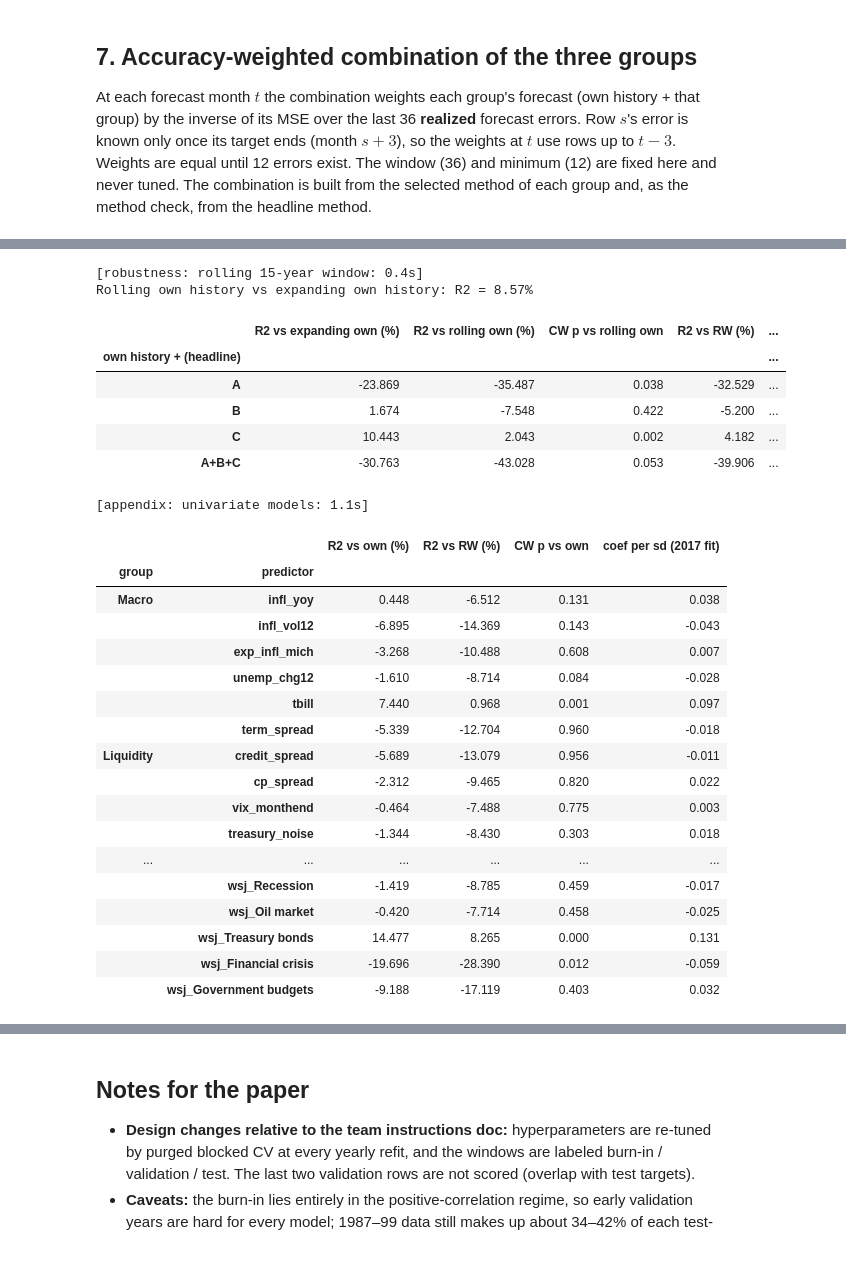
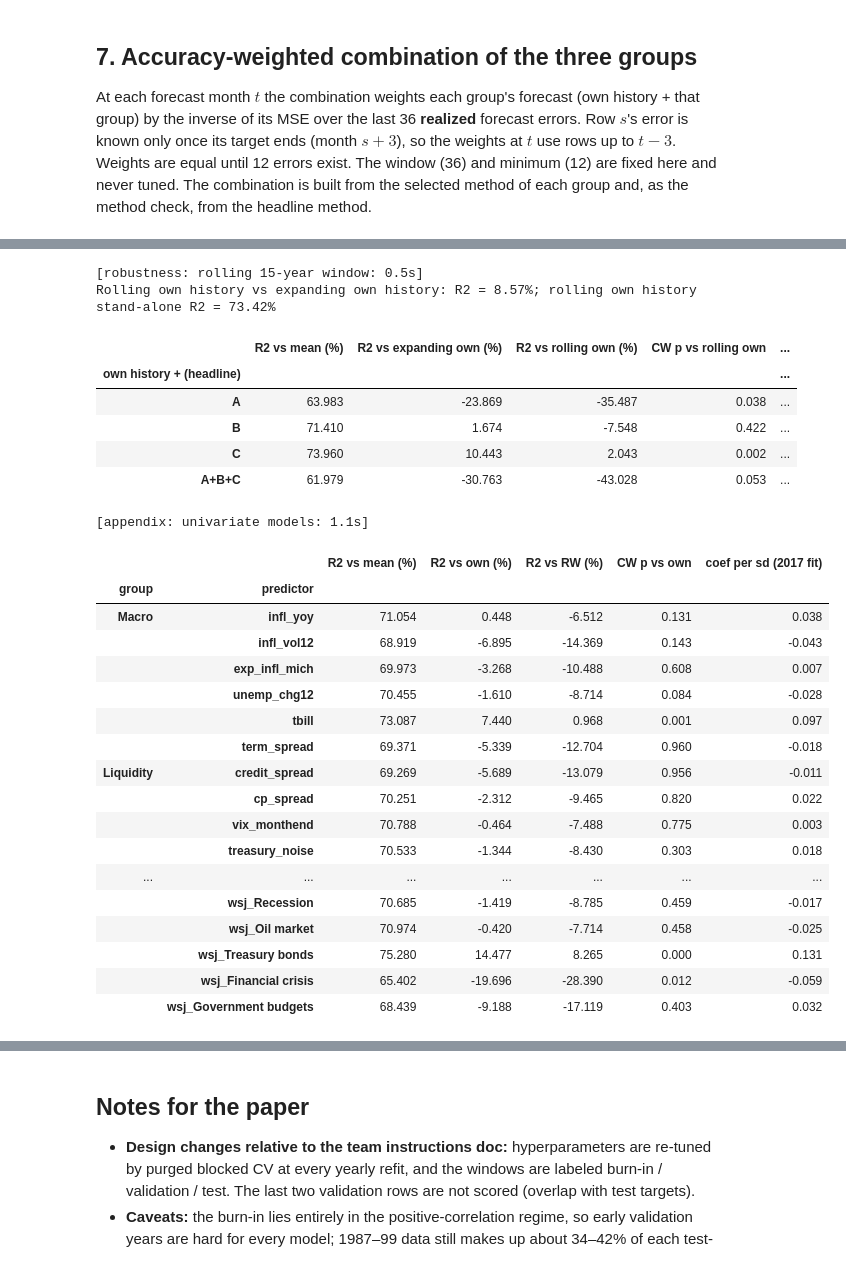
Before and after one commit to tippitytrippity/busn35137-group2-final, a Jupyter notebook: final_project.ipynb, the cells around one changed output, grey strips where cells are left out. Cells and saved outputs as stored; diff of their text form; code cells hidden in the pictures.

```diff
--- a/final_project.ipynb
+++ b/final_project.ipynb
@@ -958,13 +1224,15 @@ with timer("robustness: 5Y and 30Y Treasuries"):
             f = (recursive_forecasts(Ridge(), d_m, cols, VAL_YEARS, VAL_END)[0]
                  + recursive_forecasts(PCR(len(cols)), d_m, cols, VAL_YEARS, VAL_END)[0]) / 2
             y_, rw = d_m.loc[val_idx, "y"], d_m.loc[val_idx, "h"]
-            rob_mat[(mat, s)] = {"R2 vs own (%)": oos_r2(y_, f.loc[val_idx], own.loc[val_idx]),
+            rob_mat[(mat, s)] = {"R2 vs mean (%)": oos_r2(y_, f.loc[val_idx], mean.loc[val_idx]),
+                                 "R2 vs own (%)": oos_r2(y_, f.loc[val_idx], own.loc[val_idx]),
                                  "CW p vs own": clark_west(y_.to_numpy(), own.loc[val_idx].to_numpy(), f.loc[val_idx].to_numpy())[1],
                                  "R2 vs RW (%)": oos_r2(y_, f.loc[val_idx], rw),
                                  "own R2 vs mean (%)": oos_r2(y_, own.loc[val_idx], mean.loc[val_idx]),
                                  "own R2 vs RW (%)": oos_r2(y_, own.loc[val_idx], rw)}
     for s in ["A", "B", "C", "A+B+C"]:
-        rob_mat[("10Y", s)] = {"R2 vs own (%)": val.loc[(s, "Headline"), "R2 vs own (%)"],
+        rob_mat[("10Y", s)] = {"R2 vs mean (%)": val.loc[(s, "Headline"), "R2 vs mean (%)"],
+                               "R2 vs own (%)": val.loc[(s, "Headline"), "R2 vs own (%)"],
                                "CW p vs own": val.loc[(s, "Headline"), "CW p vs own"],
                                "R2 vs RW (%)": val.loc[(s, "Headline"), "R2 vs RW (%)"],
                                "own R2 vs mean (%)": bench_tab.loc["Own history", "R2 vs hist. mean (%)"],
@@ -997,63 +1265,67 @@ with timer("robustness: rolling 15-year window"):
         cols = set_cols(s)
         f = (recursive_forecasts(Ridge(), df, cols, VAL_YEARS, VAL_END, window=ROLL_YEARS)[0]
              + recursive_forecasts(PCR(len(cols)), df, cols, VAL_YEARS, VAL_END, window=ROLL_YEARS)[0]) / 2
-        rob_roll[s] = {"R2 vs expanding own (%)": oos_r2(yv, f.loc[val_idx], own_v),
+        rob_roll[s] = {"R2 vs mean (%)": oos_r2(yv, f.loc[val_idx], F[("bench", "Historical mean")].loc[val_idx]),
+                       "R2 vs expanding own (%)": oos_r2(yv, f.loc[val_idx], own_v),
                        "R2 vs rolling own (%)": oos_r2(yv, f.loc[val_idx], own_r.loc[val_idx]),
                        "CW p vs rolling own": clark_west(y_v, own_r.loc[val_idx].to_numpy(), f.loc[val_idx].to_numpy())[1],
                        "R2 vs RW (%)": oos_r2(yv, f.loc[val_idx], df.loc[val_idx, "h"]),
                        "expanding, R2 vs own (%)": val.loc[(s, "Headline"), "R2 vs own (%)"]}
 rob_roll = pd.DataFrame(rob_roll).T
 rob_roll.index.name = "own history + (headline)"
-print(f"Rolling own history vs expanding own history: R2 = {oos_r2(yv, own_r.loc[val_idx], own_v):.2f}%")
+print(f"Rolling own history vs expanding own history: R2 = {oos_r2(yv, own_r.loc[val_idx], own_v):.2f}%; "
+      f"rolling own history stand-alone R2 = {oos_r2(yv, own_r.loc[val_idx], F[('bench', 'Historical mean')].loc[val_idx]):.2f}%")
 display(rob_roll.round(3))
 save_table(rob_roll, "table_robustness_rolling", "{:.3f}")
 # %% [output]
-[robustness: rolling 15-year window: 0.4s]
-Rolling own history vs expanding own history: R2 = 8.57%
+[robustness: rolling 15-year window: 0.5s]
+Rolling own history vs expanding own history: R2 = 8.57%; rolling own history stand-alone R2 = 73.42%
-|  | R2 vs expanding own (%) | R2 vs rolling own (%) | CW p vs rolling own | R2 vs RW (%) | ... |
+|  | R2 vs mean (%) | R2 vs expanding own (%) | R2 vs rolling own (%) | CW p vs rolling own | ... |
 | own history + (headline) |  |  |  |  | ... |
-| A | -23.869 | -35.487 | 0.038 | -32.529 | ... |
-| B | 1.674 | -7.548 | 0.422 | -5.200 | ... |
-| C | 10.443 | 2.043 | 0.002 | 4.182 | ... |
-| A+B+C | -30.763 | -43.028 | 0.053 | -39.906 | ... |
+| A | 63.983 | -23.869 | -35.487 | 0.038 | ... |
+| B | 71.410 | 1.674 | -7.548 | 0.422 | ... |
+| C | 73.960 | 10.443 | 2.043 | 0.002 | ... |
+| A+B+C | 61.979 | -30.763 | -43.028 | 0.053 | ... |
 # %%
 uni = {}
 with timer("appendix: univariate models"):
     for g in "ABCD":
         for c in GROUPS[g]:
             end = VAL_END if g != "D" else wsj_end
             idx = val_idx if g != "D" else idx_d
             ob = F[("bench", "Own history")] if g != "D" else F[("bench_d", "Own history")]
+            mb = F[("bench", "Historical mean")] if g != "D" else F[("bench_d", "Historical mean")]
             f = recursive_forecasts(OLS(), df, [c], VAL_YEARS, end)[0]
             y_ = df.loc[idx, "y"]
             last = fit_rows(df, 2017)
             Z = np.column_stack([np.ones(len(last)), last["h"], (last[c] - last[c].mean()) / last[c].std()])
-            uni[(GROUP_NAMES[g], c)] = {"R2 vs own (%)": oos_r2(y_, f.loc[idx], ob.loc[idx]),
+            uni[(GROUP_NAMES[g], c)] = {"R2 vs mean (%)": oos_r2(y_, f.loc[idx], mb.loc[idx]),
+                                        "R2 vs own (%)": oos_r2(y_, f.loc[idx], ob.loc[idx]),
                                         "R2 vs RW (%)": oos_r2(y_, f.loc[idx], df.loc[idx, "h"]),
                                         "CW p vs own": clark_west(y_.to_numpy(), ob.loc[idx].to_numpy(), f.loc[idx].to_numpy())[1],
                                         "coef per sd (2017 fit)": np.linalg.lstsq(Z, last["y"], rcond=None)[0][2]}
 uni = pd.DataFrame(uni).T
 uni.index.names = ["group", "predictor"]
 display(uni.round(3))
 save_table(uni, "table_appendix_univariate", "{:.3f}")
 # %% [output]
 [appendix: univariate models: 1.1s]
-|  |  | R2 vs own (%) | R2 vs RW (%) | CW p vs own | coef per sd (2017 fit) |
-| group | predictor |  |  |  |  |
-| Macro | infl_yoy | 0.448 | -6.512 | 0.131 | 0.038 |
-|  | infl_vol12 | -6.895 | -14.369 | 0.143 | -0.043 |
-|  | exp_infl_mich | -3.268 | -10.488 | 0.608 | 0.007 |
-|  | unemp_chg12 | -1.610 | -8.714 | 0.084 | -0.028 |
-|  | tbill | 7.440 | 0.968 | 0.001 | 0.097 |
-|  | term_spread | -5.339 | -12.704 | 0.960 | -0.018 |
-| Liquidity | credit_spread | -5.689 | -13.079 | 0.956 | -0.011 |
-|  | cp_spread | -2.312 | -9.465 | 0.820 | 0.022 |
-|  | vix_monthend | -0.464 | -7.488 | 0.775 | 0.003 |
-|  | treasury_noise | -1.344 | -8.430 | 0.303 | 0.018 |
-| ... | ... | ... | ... | ... | ... |
-|  | wsj_Recession | -1.419 | -8.785 | 0.459 | -0.017 |
-|  | wsj_Oil market | -0.420 | -7.714 | 0.458 | -0.025 |
-|  | wsj_Treasury bonds | 14.477 | 8.265 | 0.000 | 0.131 |
-|  | wsj_Financial crisis | -19.696 | -28.390 | 0.012 | -0.059 |
-|  | wsj_Government budgets | -9.188 | -17.119 | 0.403 | 0.032 |
+|  |  | R2 vs mean (%) | R2 vs own (%) | R2 vs RW (%) | CW p vs own | coef per sd (2017 fit) |
+| group | predictor |  |  |  |  |  |
+| Macro | infl_yoy | 71.054 | 0.448 | -6.512 | 0.131 | 0.038 |
+|  | infl_vol12 | 68.919 | -6.895 | -14.369 | 0.143 | -0.043 |
+|  | exp_infl_mich | 69.973 | -3.268 | -10.488 | 0.608 | 0.007 |
+|  | unemp_chg12 | 70.455 | -1.610 | -8.714 | 0.084 | -0.028 |
+|  | tbill | 73.087 | 7.440 | 0.968 | 0.001 | 0.097 |
+|  | term_spread | 69.371 | -5.339 | -12.704 | 0.960 | -0.018 |
+| Liquidity | credit_spread | 69.269 | -5.689 | -13.079 | 0.956 | -0.011 |
+|  | cp_spread | 70.251 | -2.312 | -9.465 | 0.820 | 0.022 |
+|  | vix_monthend | 70.788 | -0.464 | -7.488 | 0.775 | 0.003 |
+|  | treasury_noise | 70.533 | -1.344 | -8.430 | 0.303 | 0.018 |
+| ... | ... | ... | ... | ... | ... | ... |
+|  | wsj_Recession | 70.685 | -1.419 | -8.785 | 0.459 | -0.017 |
+|  | wsj_Oil market | 70.974 | -0.420 | -7.714 | 0.458 | -0.025 |
+|  | wsj_Treasury bonds | 75.280 | 14.477 | 8.265 | 0.000 | 0.131 |
+|  | wsj_Financial crisis | 65.402 | -19.696 | -28.390 | 0.012 | -0.059 |
+|  | wsj_Government budgets | 68.439 | -9.188 | -17.119 | 0.403 | 0.032 |
 # %% [markdown]
```
Also changed, not shown: parts of 25 cells of this notebook, 32 other files.
